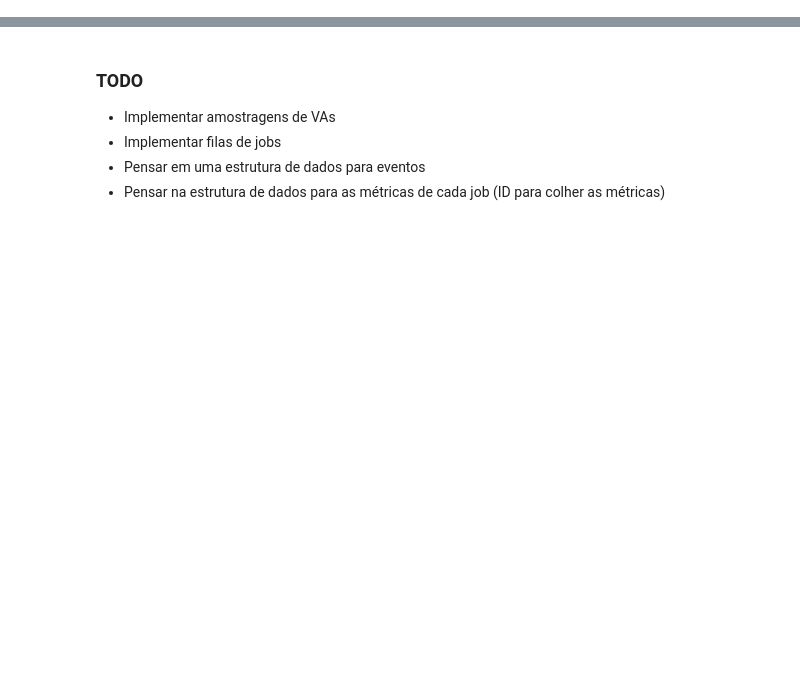
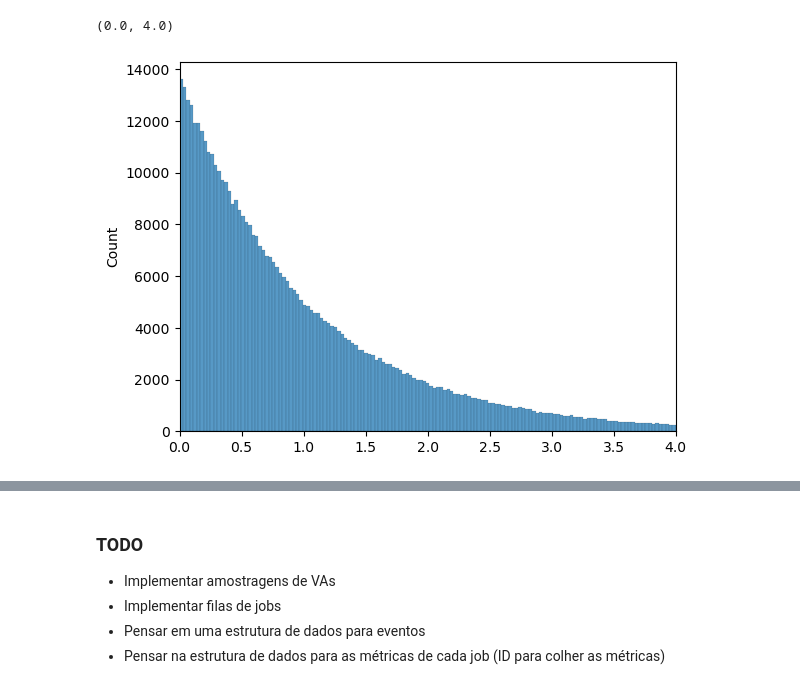
Before and after one commit to leaaaaaao/trab-simulacao-ad, a Jupyter notebook: simulacoes.ipynb, the cells around one changed output, grey strips where cells are left out. Cells and saved outputs as stored; diff of their text form; code cells hidden in the pictures; blank space fills up the shorter version.

Commit message:
Adicionando métodos para amostrar as variáveis aleatórias (inversa da CDF)

```diff
--- a/simulacoes.ipynb
+++ b/simulacoes.ipynb
@@ -71,9 +108,11 @@ class VAExponencial: # Para modelar o "Inter-Arrival Time" e os tamanhos dos job
     def __init__(self, Lambda):
         self.Lambda = Lambda
 
-    def amostrar():
-        # TODO: Inversa da CDF da exponencial
-        pass
+    def inversa_cdf(self, x):
+        return -(np.log(1 - x)/self.Lambda)
+
+    def amostrar(self):
+        return self.inversa_cdf(np.random.rand())
 
 class VAConstante: # Distribuição dos tamanhos dos jobs no primeiro cenário
     def __init__(self, c):
@@ -86,6 +125,19 @@ class VAUniforme: # Distribuição dos tamanhos dos jobs no segundo cenário
     def __init__(self, a, b):
         self.a = a
         self.b = b
-    def amostrar():
-        # TODO: Inversa da CDF da uniforme
-        pass
+
+    def inversa_cdf(self, x):
+        return x * (self.b - self.a) + self.a
+
+    def amostrar(self):
+        return self.inversa_cdf(np.random.rand())
+# %%
+num_amostras = 500000
+exp = VAExponencial(1)
+lista = [exp.amostrar() for _ in range(num_amostras)]
+
+histograma = sns.histplot(lista)
+histograma.set_xlim(0, 4)
+# %% [output]
+(0.0, 4.0)
+[figure, added]
```
Also changed, not shown: parts of 6 cells of this notebook.
